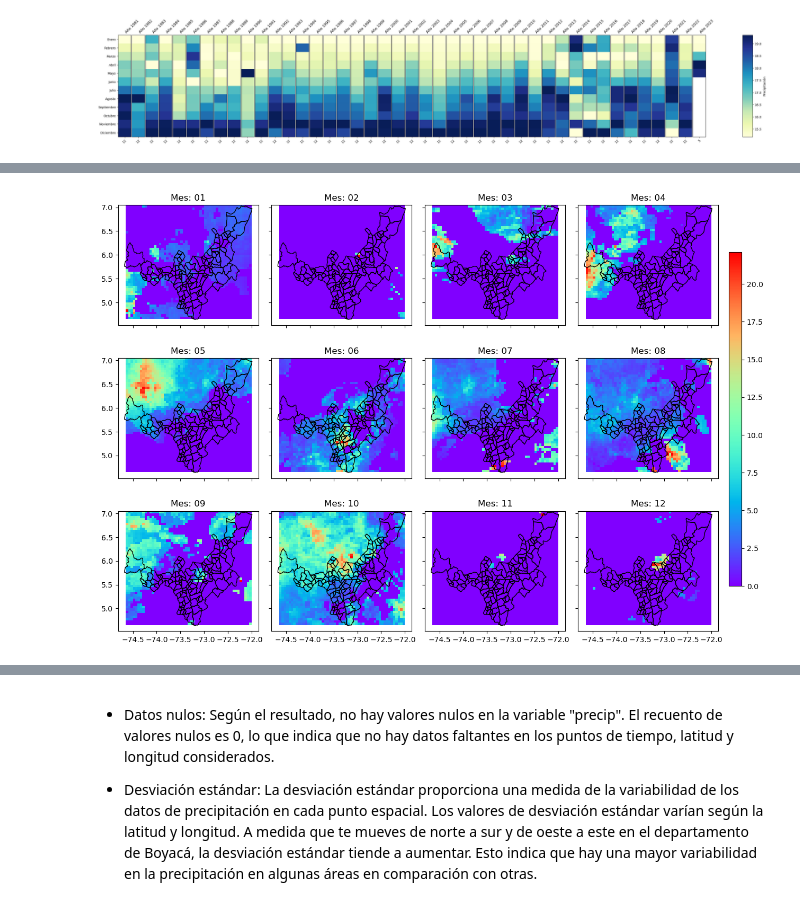
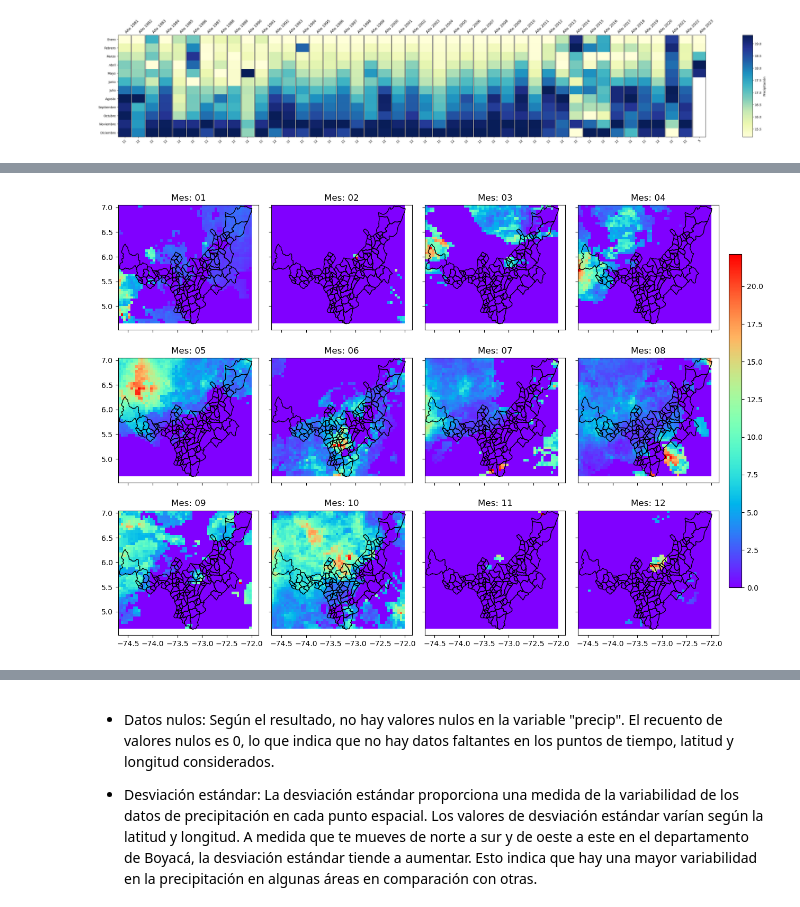
Before and after one commit to Esteban-Duarte31/Degree_Project, a Jupyter notebook: notebooks/data_processing.ipynb, the cells around one changed output, grey strips where cells are left out. Cells and saved outputs as stored; diff of their text form; code cells hidden in the pictures.

Commit message:
refactor: update manage data

```diff
--- a/notebooks/dataProcessing.ipynb
+++ b/notebooks/data_processing.ipynb
@@ -74,3 +11,12 @@ max_longitude = -71.98870086669638
+# %%
+# Cargar el archivo .nc utilizando xarray
+data_boyaca = xr.open_dataset('../data/data_Boyaca.nc')
+
+# Leer el shapefile con los municipios de Boyacá
+shape_boyaca_municipios = gpd.read_file('../shapes/shape_boyaca_municipios.shp')
+
+# Seleccionar la variable de precipitación
+precipitation = data_boyaca['precip']
 # %% [markdown]
 # Mapa de calor del promedio de la precipitación mensual para cada año
 # %%
@@ -169,13 +104,6 @@ plt.show()
 # %% [output]
 [figure]
 # %%
-import geopandas as gpd
-import matplotlib.pyplot as plt
-
-# Leer el nuevo shapefile
-shape_boyaca_municipios = gpd.read_file('./shapes/shape_boyaca_municipios.shp')
-
-print(shape_boyaca_municipios)
 # Grafico con los poligonos ordenados
 # Crear una figura y un eje
 fig, ax = plt.subplots()
@@ -197,7 +125,4 @@ ax.set_xlim(right=-70)
 
 # Mostrar el gráfico
 plt.show()
-
-# Guardar el gráfico
-fig.savefig('mapa_municipios_boyaca2.png', dpi=300, bbox_inches='tight')
 # %% [output]
@@ -277,65 +167,40 @@ plt.show()
 # %%
-import xarray as xr
-import geopandas as gpd
-import numpy as np
-import matplotlib.pyplot as plt
-
-# Rutas de archivos
-path = './data_Boyaca.nc'
-path_shape = './shapes/'
-
-# Cargar los datos de precipitación CHIRPS
-chirps = xr.open_dataset(path)
-
-# Seleccionar la variable de precipitación
-pr = chirps['precip']
-
-# Seleccionar los límites de Boyacá
-min_longitude, max_longitude = -74.67430114746095, -71.98870086669638
-min_latitude, max_latitude = 4.642000198364259, 7.02750015258793
-
-# Recortar los datos a los límites de Boyacá
-pr_boyaca = pr.sel(latitude=slice(min_latitude, max_latitude), longitude=slice(min_longitude, max_longitude))
-
-# Seleccionar un año específico (por ejemplo, 2020)
+# Seleccionar un año específico
 year = 2022
-pr_year = pr_boyaca.sel(time=str(year))
+pr_year = precipitation.sel(time=str(year))
 
 # Crear la cuadrícula de subtramas
 fig, axes = plt.subplots(3, 4, figsize=(12, 9), sharex=True, sharey=True)
 
 # Iterar sobre los meses
 for month, ax in zip(range(1, 13), axes.flat):
     # Seleccionar el mes específico
     pr_month = pr_year.sel(time=f'{year}-{month:02}')
 
     # Seleccionar el primer paso de tiempo
     v = pr_month.isel(time=0).values
 
     # Convertir a valores normales para el trazado
     x = pr_month.longitude.values
     y = pr_month.latitude.values
     xx, yy = np.meshgrid(x, y)
 
-    # Cargar el archivo de límites de Boyacá
-    gdf_boyaca = gpd.read_file(path_shape + 'shape_boyaca.shp')
-
     # Plot del mapa de calor en la subtrama actual
     im = ax.pcolormesh(xx, yy, v, shading='auto', cmap='rainbow')
-    gdf_boyaca.plot(ax=ax, color='none', edgecolor='k')
+    shape_boyaca_municipios.plot(ax=ax, color='none', edgecolor='k')
     ax.set_title(f'Mes: {month:02}')
 
 # Ajustar los espacios entre las subtramas
 plt.tight_layout()
 
 # Agregar una barra de color común para todos los mapas de calor
 cax = fig.add_axes([1, 0.15, 0.02, 0.7])
 fig.colorbar(im, cax=cax)
 
 # Mostrar la figura
 plt.show()
 # %% [output]
-[figure, old version]
+[figure, new version]
 # %%
 import xarray as xr
 
```
Also changed, not shown: parts of 10 cells of this notebook, 1 other file.
